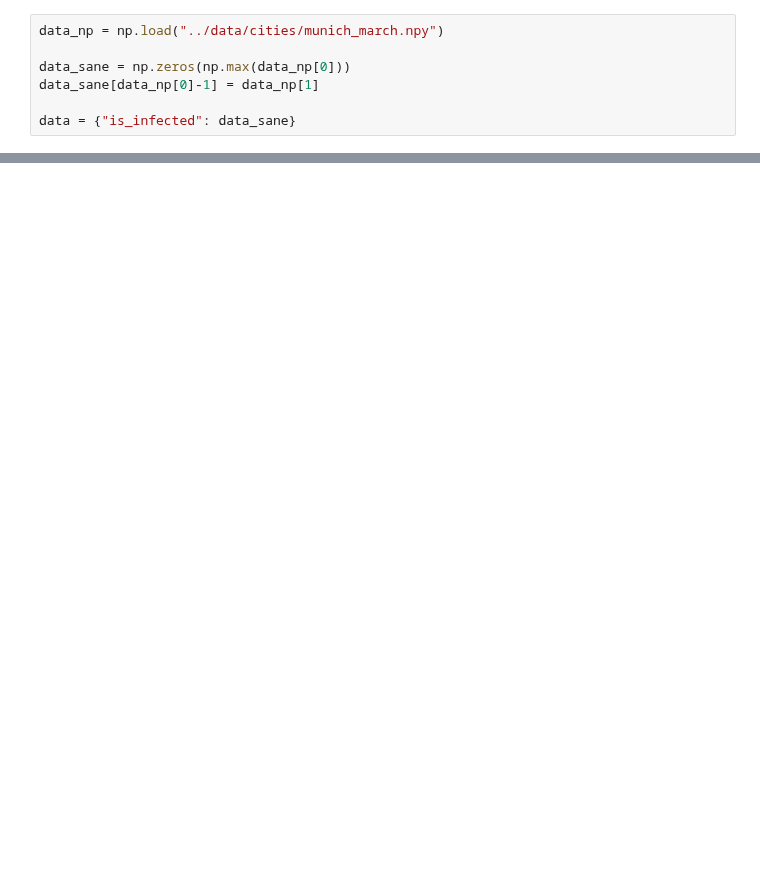
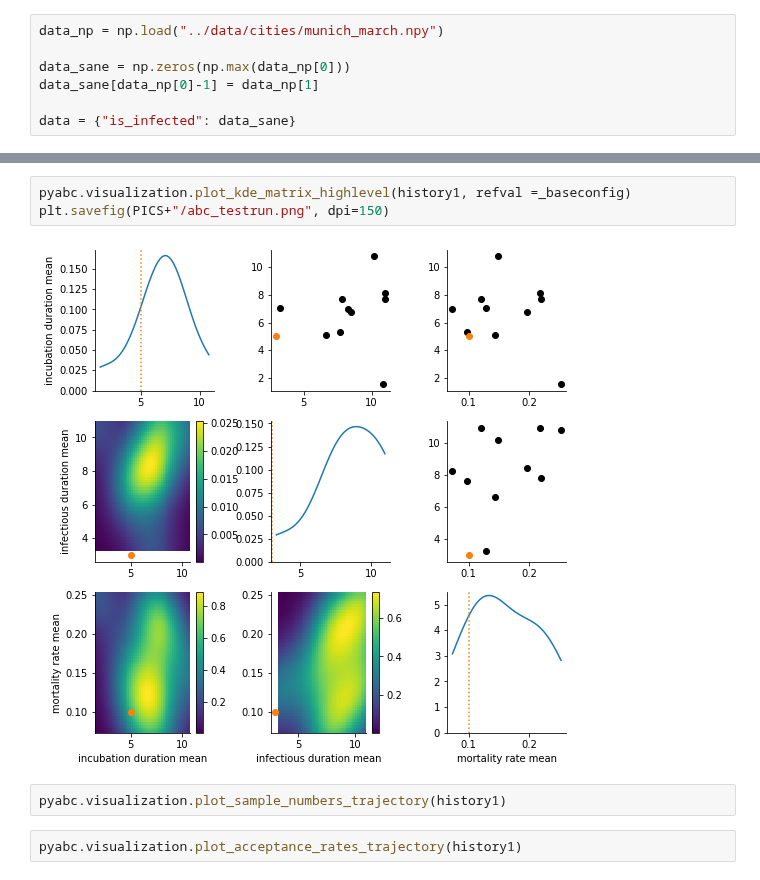
Before and after one commit to chrhck/contagion, a Jupyter notebook: examples/con_fitting.ipynb, the cells around one changed output, grey strips where cells are left out. Cells and saved outputs as stored; diff of their text form; blank space fills up the shorter version.

```diff
--- a/examples/con_fitting.ipynb
+++ b/examples/con_fitting.ipynb
@@ -166,0 +171,9 @@ ax.legend()
+# %%
+pyabc.visualization.plot_kde_matrix_highlevel(history1, refval =_baseconfig)
+plt.savefig(PICS+"/abc_testrun.png", dpi=150)
+# %% [output]
+[figure, added]
+# %%
+pyabc.visualization.plot_sample_numbers_trajectory(history1)
+# %%
+pyabc.visualization.plot_acceptance_rates_trajectory(history1)
```
Also changed, not shown: parts of 28 cells of this notebook, 2 other files.
